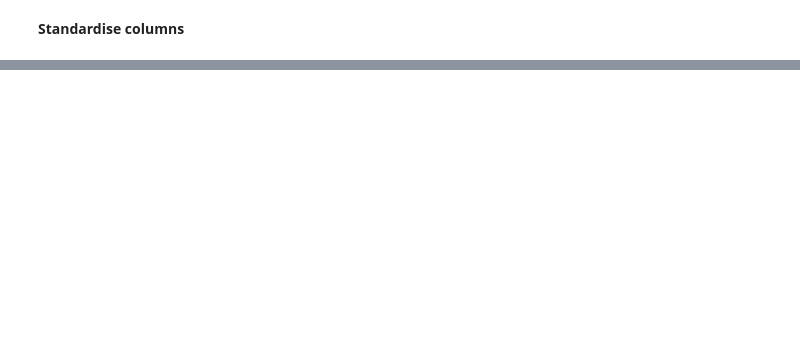
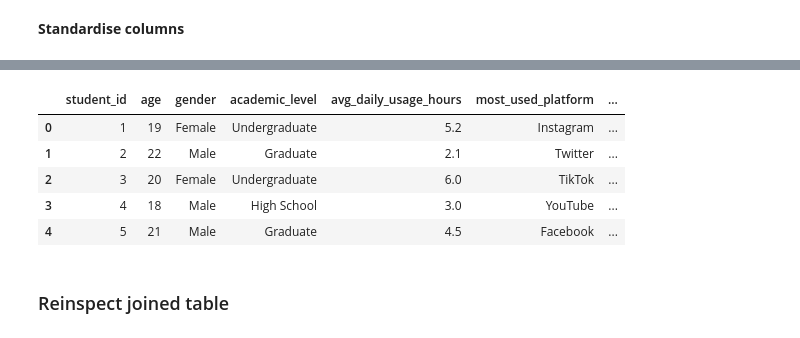
Before and after one commit to lschuler-dotcom/capstone_project, a Jupyter notebook: notebooks/capstone_project.ipynb, the cells around one changed output, grey strips where cells are left out. Cells and saved outputs as stored; diff of their text form; code cells hidden in the pictures; blank space fills up the shorter version.

```diff
--- a/notebooks/capstone_project.ipynb
+++ b/notebooks/capstone_project.ipynb
@@ -202,0 +407,22 @@ df_consol.info()
+# %%
+# Based on the above names - map survey names to world bank names - less names to map
+df_ssma["country_name_std"] = df_ssma["country_name"].map({
+    "USA": "United States",
+    "UK": "United Kingdom",
+    "UAE": "United Arab Emirates",
+    "South Korea": "Korea, Rep.",
+    "Russia": "Russian Federation",
+    "Czech Republic": "Czechia",
+    "Turkey": "Turkiye",
+    "Vietnam": "Viet Nam",
+    "Trinidad": "Trinidad and Tobago",
+    "Bahamas": "Bahamas, The",
+    "Venezuela": "Venezuela, RB",
+    "Syria": "Syrian Arab Republic",
+    "Hong Kong": "Hong Kong SAR, China",
+    "Egypt": "Egypt, Arab Rep.",
+    "Slovakia": "Slovak Republic",
+    "Kyrgyzstan": "Kyrgyz Republic",
+    "Bosnia":"Bosnia and Herzegovina",
+    "Yemen":"Yemen, Rep."
+}).fillna(df_ssma["country_name"])
@@ -202,0 +450,25 @@ df_consol.info()
+# %%
+# Only take necessary columns
+df_consol = df_merged_mapped[['student_id', 'age', 'gender', 'academic_level',
+                       'avg_daily_usage_hours', 'most_used_platform',
+                       'affects_academic_performance', 'sleep_hours_per_night',
+                       'mental_health_score', 'relationship_status',
+                       'conflicts_over_social_media', 'addicted_score',
+                       'country_name_x','country_name_std', 'country_code_x',
+                       'gdp_2024','pop_2024','gdp_2023','pop_2023']]
+
+df_consol_v1 = df_consol.rename(
+    columns={"country_code_x": "country_code",
+             "country_name_x": "country_name",
+})
+
+df_consol_v1.head()
+# %% [output]
+|  | student_id | age | gender | academic_level | avg_daily_usage_hours | most_used_platform | ... |
+| 0 | 1 | 19 | Female | Undergraduate | 5.2 | Instagram | ... |
+| 1 | 2 | 22 | Male | Graduate | 2.1 | Twitter | ... |
+| 2 | 3 | 20 | Female | Undergraduate | 6.0 | TikTok | ... |
+| 3 | 4 | 18 | Male | High School | 3.0 | YouTube | ... |
+| 4 | 5 | 21 | Male | Graduate | 4.5 | Facebook | ... |
+# %% [markdown]
+### Reinspect joined table
```
Also changed, not shown: parts of 75 cells of this notebook.
